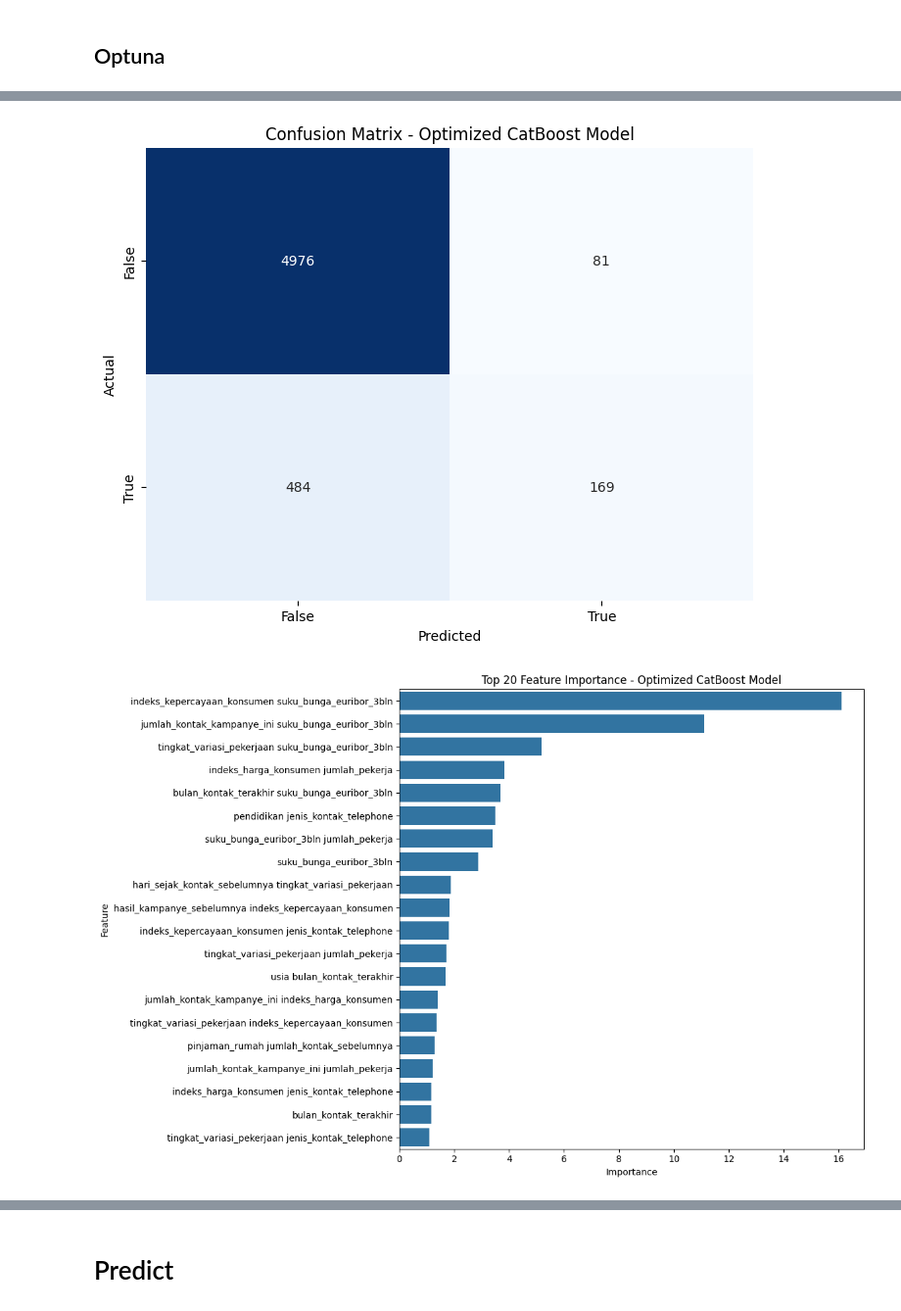
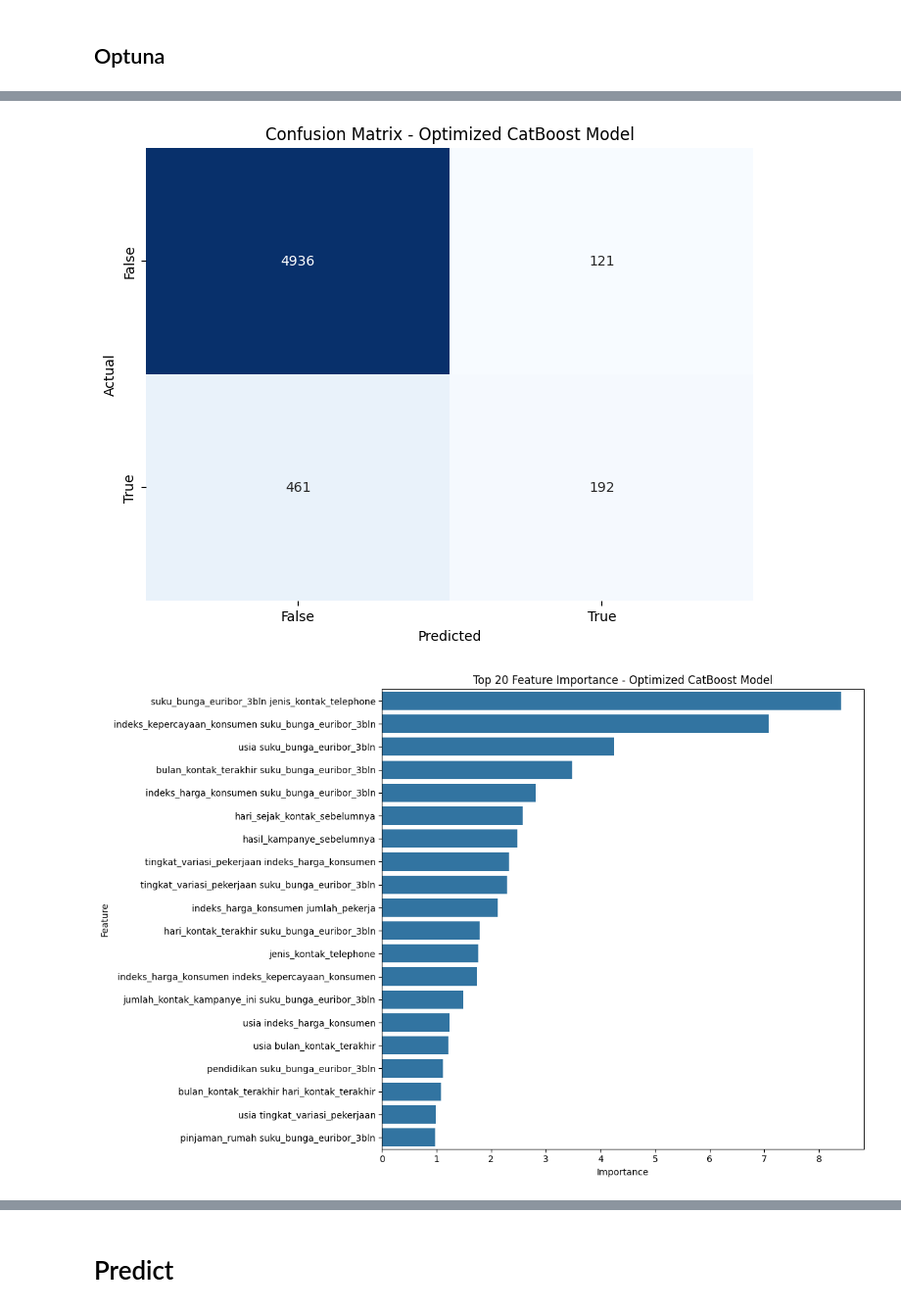
Before and after one commit to 6n6j6m/Data-Quest-Challenge-DSI, a Jupyter notebook: main.ipynb, the cells around one changed output, grey strips where cells are left out. Shown at 98% size. Drawn from its saved outputs; the diff is of its cells as text; code cells hidden in the pictures.

```diff
--- a/main.ipynb
+++ b/main.ipynb
@@ -674,14 +664,29 @@ def objective(trial):
         'depth': trial.suggest_int('depth', 4, 10),
         'l2_leaf_reg': trial.suggest_float('l2_leaf_reg', 1, 10),
         'random_strength': trial.suggest_float('random_strength', 0.1, 10),
-        'bagging_temperature': trial.suggest_float('bagging_temperature', 0, 10),
         'iterations': trial.suggest_int('iterations', 100, 1000),
         'border_count': trial.suggest_int('border_count', 32, 255),
         'min_data_in_leaf': trial.suggest_int('min_data_in_leaf', 1, 100),
-        'subsample': trial.suggest_float('subsample', 0.5, 1.0),
+        # 'scale_pos_weight': trial.suggest_float('scale_pos_weight', 1, 10),
+        'bootstrap_type': trial.suggest_categorical('bootstrap_type', ['Bayesian', 'Bernoulli', 'MVS', 'No']),
+        'leaf_estimation_iterations': trial.suggest_int('leaf_estimation_iterations', 1, 10),
         'random_seed': 42,
         'verbose': 0
     }
+
+    # First choose boosting type
+    param['boosting_type'] = trial.suggest_categorical('boosting_type', ['Ordered', 'Plain'])
+
+    # For Ordered boosting, we must use SymmetricTree
+    if param['boosting_type'] == 'Ordered':
+        param['grow_policy'] = 'SymmetricTree'
+    else:
+        param['grow_policy'] = trial.suggest_categorical('grow_policy', ['SymmetricTree', 'Depthwise', 'Lossguide'])
+
+    if param["bootstrap_type"] == "Bayesian":
+        param["bagging_temperature"] = trial.suggest_float("bagging_temperature", 0, 10)
+    elif param["bootstrap_type"] == "Bernoulli":
+        param["subsample"] = trial.suggest_float("subsample", 0.1, 1, log=True)
 
     # Create model with current hyperparameters
     model = CatBoostClassifier(**param, eval_metric='AUC')
@@ -799,3 +794,3 @@ Best trial:
 weighted avg       0.88      0.90      0.88      5710
 [figure]
-[figure, old version]
+[figure, new version]
```
Also changed, not shown: parts of 8 cells of this notebook, 8 other files.
